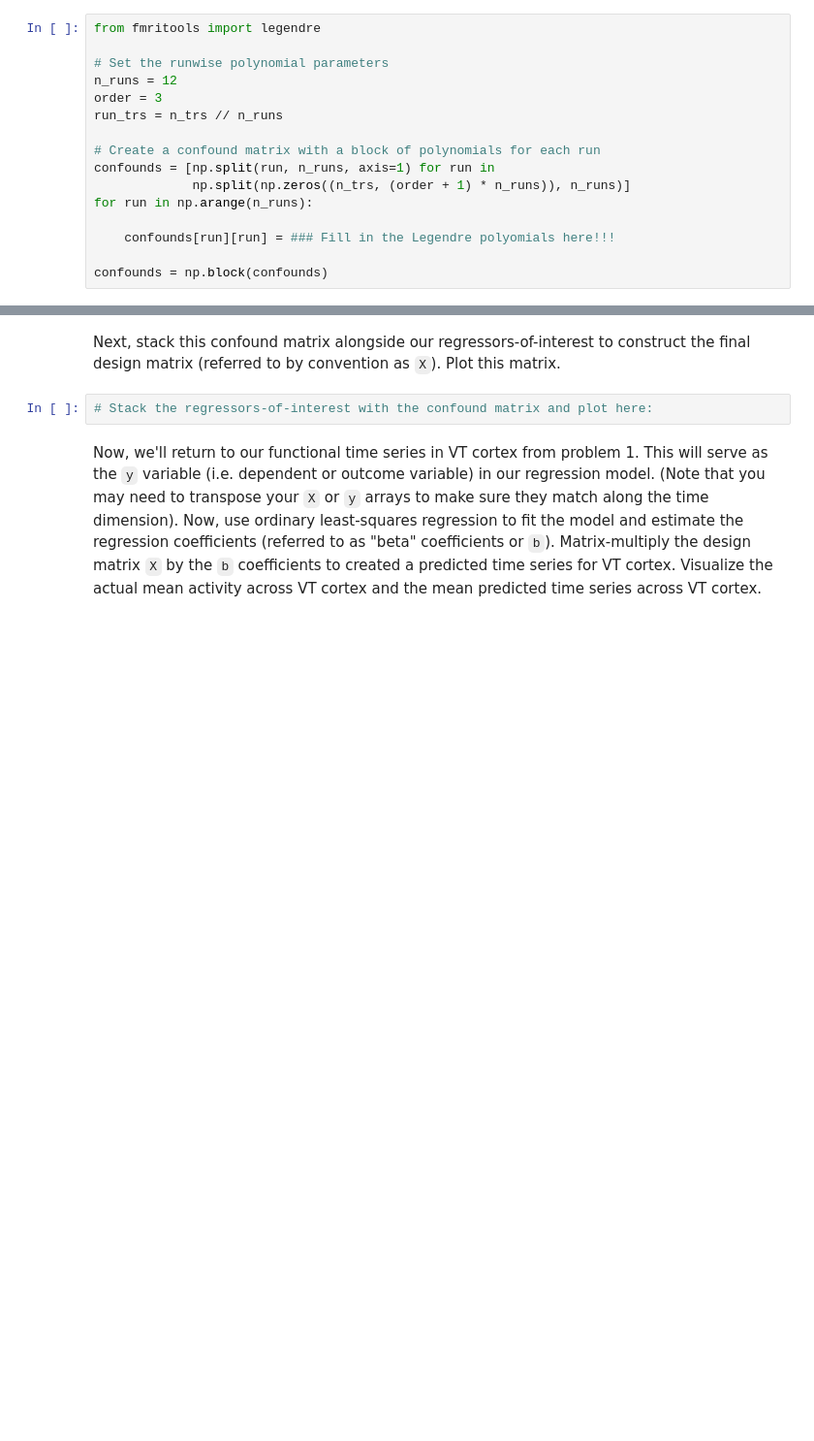
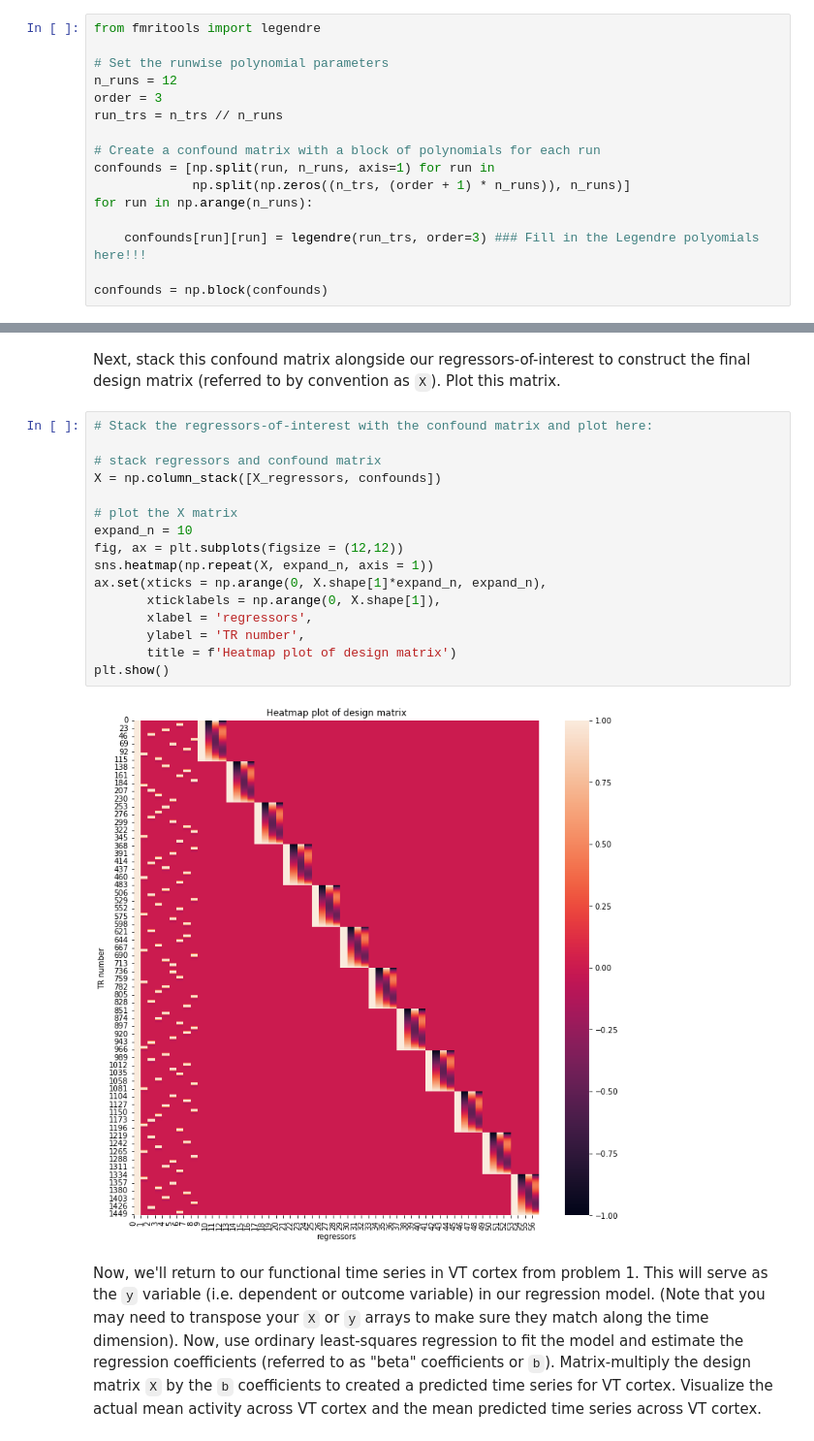
Before and after one commit to jye6680/psets, a Jupyter notebook: fmri-ps1/KarenChristianson-fmri-ps1-exercises.ipynb, the cells around one changed output, grey strips where cells are left out. Shown at 97% size. Drawn from its saved outputs; the diff is of its cells as text; blank space fills up the shorter version.

```diff
--- a/fmri-ps1/KarenChristianson-fmri-ps1-exercises.ipynb
+++ b/fmri-ps1/KarenChristianson-fmri-ps1-exercises.ipynb
@@ -318,6 +312,6 @@ confounds = [np.split(run, n_runs, axis=1) for run in
              np.split(np.zeros((n_trs, (order + 1) * n_runs)), n_runs)]
 for run in np.arange(n_runs):
 
-    confounds[run][run] = ### Fill in the Legendre polyomials here!!!
+    confounds[run][run] = legendre(run_trs, order=3) ### Fill in the Legendre polyomials here!!!
 
 confounds = np.block(confounds)
@@ -326,6 +318,22 @@ SyntaxError: invalid syntax (<ipython-input-19-62d758ea1739>, line 13)
 # %% [markdown]
 Next, stack this confound matrix alongside our regressors-of-interest to construct the final design matrix (referred to by convention as `X`). Plot this matrix.
-# %%
-# Stack the regressors-of-interest with the confound matrix and plot here:
+# %%
+# Stack the regressors-of-interest with the confound matrix and plot here:
+
+# stack regressors and confound matrix
+X = np.column_stack([X_regressors, confounds])
+
+# plot the X matrix
+expand_n = 10
+fig, ax = plt.subplots(figsize = (12,12))
+sns.heatmap(np.repeat(X, expand_n, axis = 1))
+ax.set(xticks = np.arange(0, X.shape[1]*expand_n, expand_n),
+       xticklabels = np.arange(0, X.shape[1]),
+       xlabel = 'regressors',
+       ylabel = 'TR number',
+       title = f'Heatmap plot of design matrix')
+plt.show()
+# %% [output]
+[figure, added]
 # %% [markdown]
 Now, we'll return to our functional time series in VT cortex from problem 1. This will serve as the `y` variable (i.e. dependent or outcome variable) in our regression model. (Note that you may need to transpose your `X` or `y` arrays to make sure they match along the time dimension). Now, use ordinary least-squares regression to fit the model and estimate the regression coefficients (referred to as "beta" coefficients or `b`). Matrix-multiply the design matrix `X` by the `b` coefficients to created a predicted time series for VT cortex. Visualize the actual mean activity across VT cortex and the mean predicted time series across VT cortex.
```
Also changed, not shown: parts of 18 cells of this notebook.
